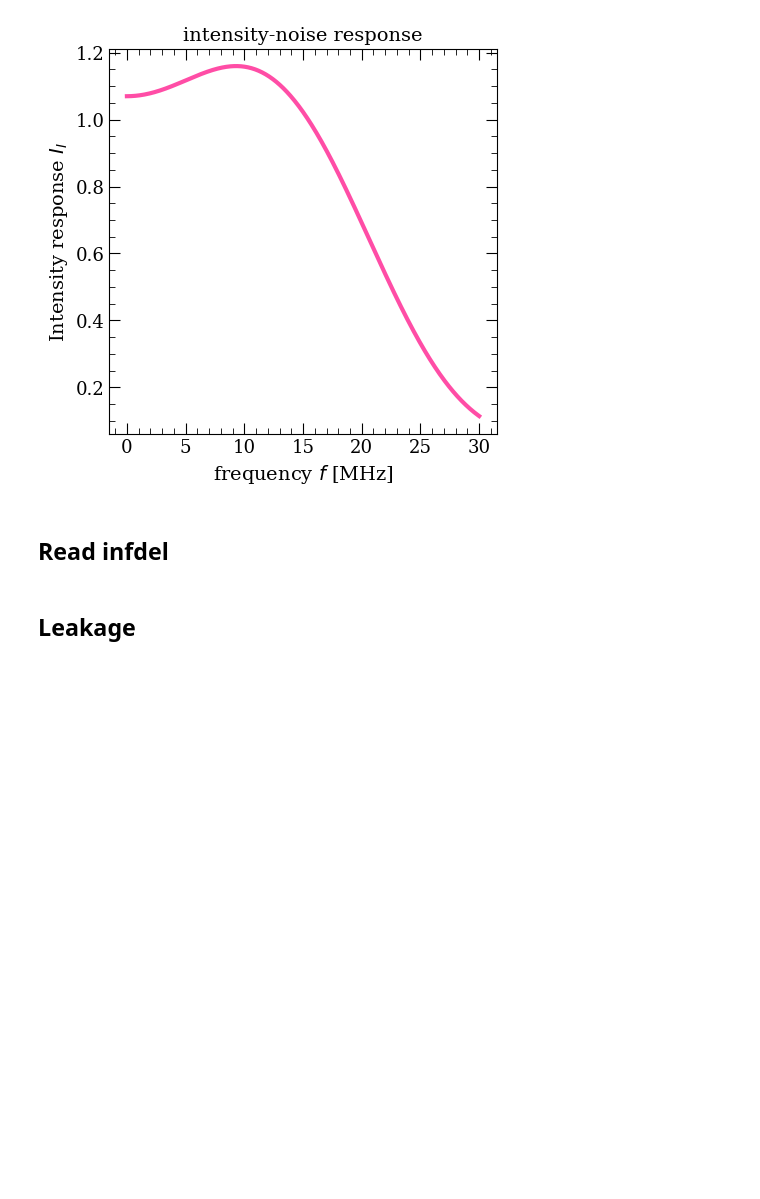
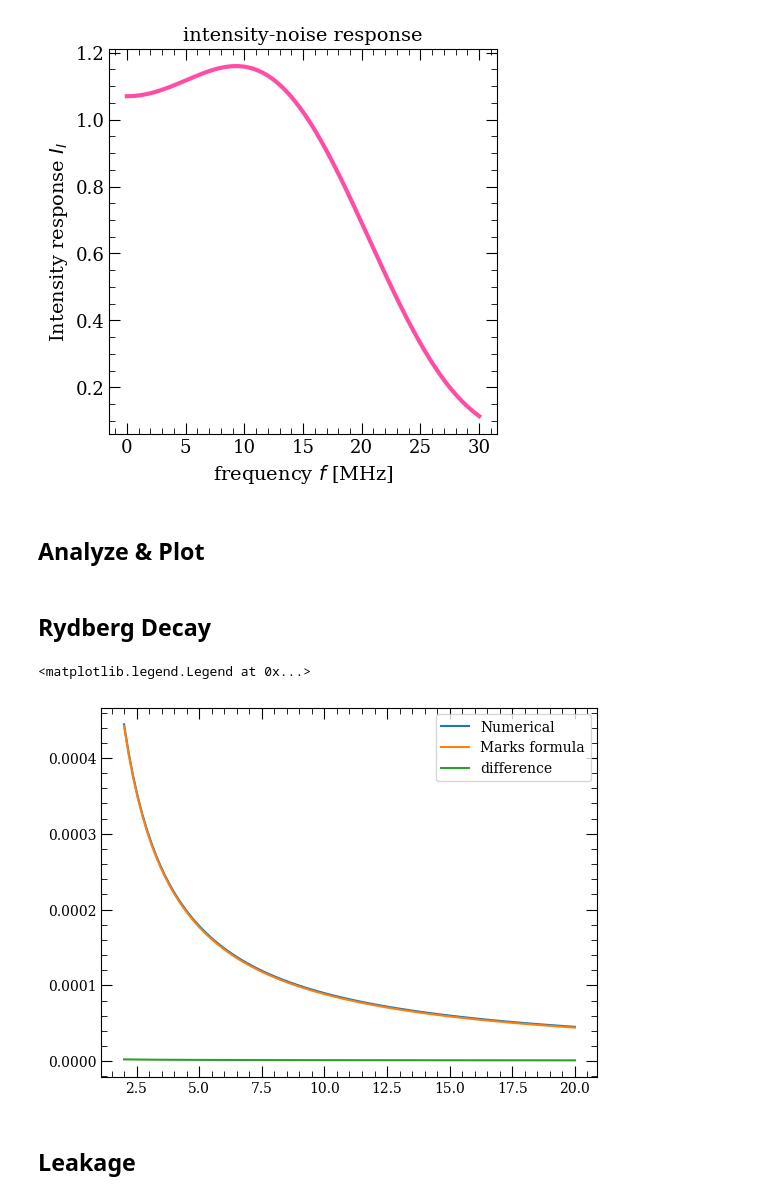
Before and after one commit to Linipun/GateError, a Jupyter notebook: budget.ipynb, the cells around one changed output. Cells and saved outputs as stored; diff of their text form; code cells hidden in the pictures; blank space fills up the shorter version.

```diff
--- a/budget.ipynb
+++ b/budget.ipynb
@@ -941,10 +933,39 @@ fig1.savefig('Intensity_response.pdf', bbox_inches='tight')
 [figure]
 [figure]
 # %% [markdown]
-<h2>Read infdel</h2>
+<h2>Analyze & Plot</h2>
 # %%
 result = np.load('results/infid_raw.npz')
 # %%
 print(result['x_detuning'])
+# %% [markdown]
+<h2>Rydberg Decay</h2>
+# %%
+Omegas = np.linspace(2,20,100)
+decays = []
+decay_formula = []
+for Omega in Omegas:
+    Omega_Rabi = Omega*2*np.pi
+    H_gen_the = Hamiltonians(Omega_Rabi1=Omega_Rabi, blockade_inf=False, blockade=blockade_mrad, r_lifetime=10e9, Delta1=0,
+                             Stark1=0, Stark2=0, resolution=resolution, r_lifetime2=10e9, pulse_time=pulse_time)
+    time, phase, dt = phase_cosine_generate(*phase_params, H_gen.pulse_time,H_gen.resolution)
+    fid_TO_limit, global_phi = H_gen_the.return_fidel(phases=phase, dt=dt)
+    H_gen_the = Hamiltonians(Omega_Rabi1=Omega_Rabi, blockade_inf=False, blockade=blockade_mrad, r_lifetime=R_lifetime, Delta1=0,
+                             Stark1=0, Stark2=0, resolution=resolution, r_lifetime2=R_lifetime, pulse_time=pulse_time)
+    time, phase, dt = phase_cosine_generate(*phase_params, H_gen.pulse_time,H_gen.resolution)
+    fid_decay, global_phi = H_gen_the.return_fidel(phases=phase, dt=dt)
+    decay_infid = fid_TO_limit-fid_decay
+    decay_formula.append((2.95/(Omega_Rabi))/R_lifetime)
+    decays.append(decay_infid)
+# %%
+
+plt.plot(Omegas, decays, label='Numerical')
+plt.plot(Omegas, decay_formula, label='Marks formula')
+diff = [s1-s2 for s1, s2 in zip(decays, decay_formula)]
+plt.plot(Omegas, diff, label='difference')
+plt.legend()
+# %% [output]
+<matplotlib.legend.Legend at 0x...>
+[figure, added]
 # %% [markdown]
 <h2>Leakage</h2>
```
Also changed, not shown: parts of 5 cells of this notebook, 3 other files.
